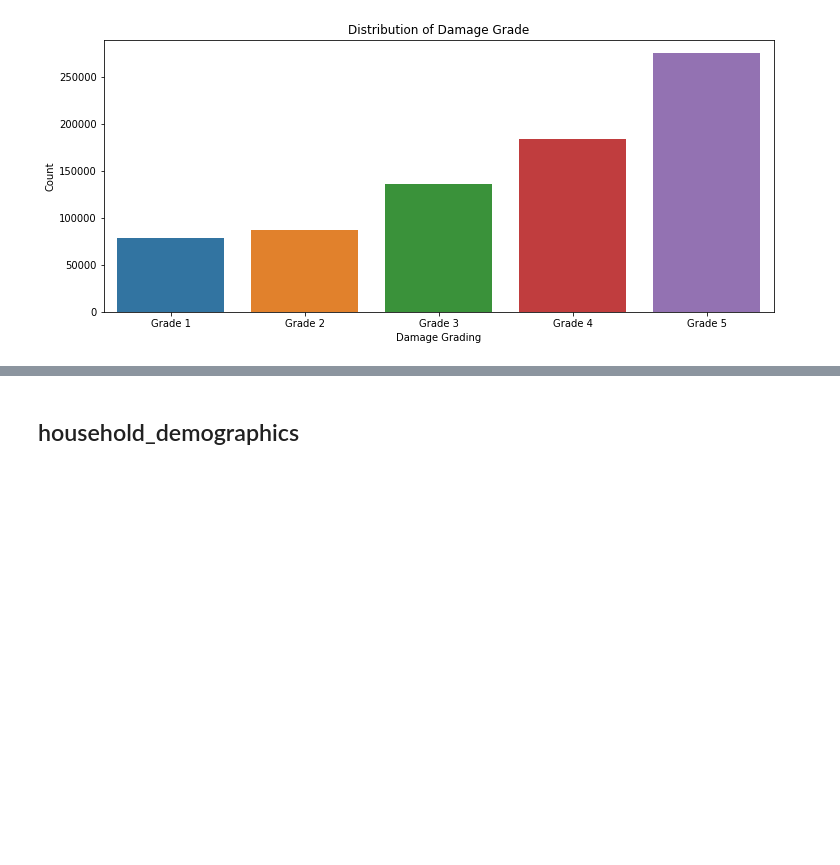
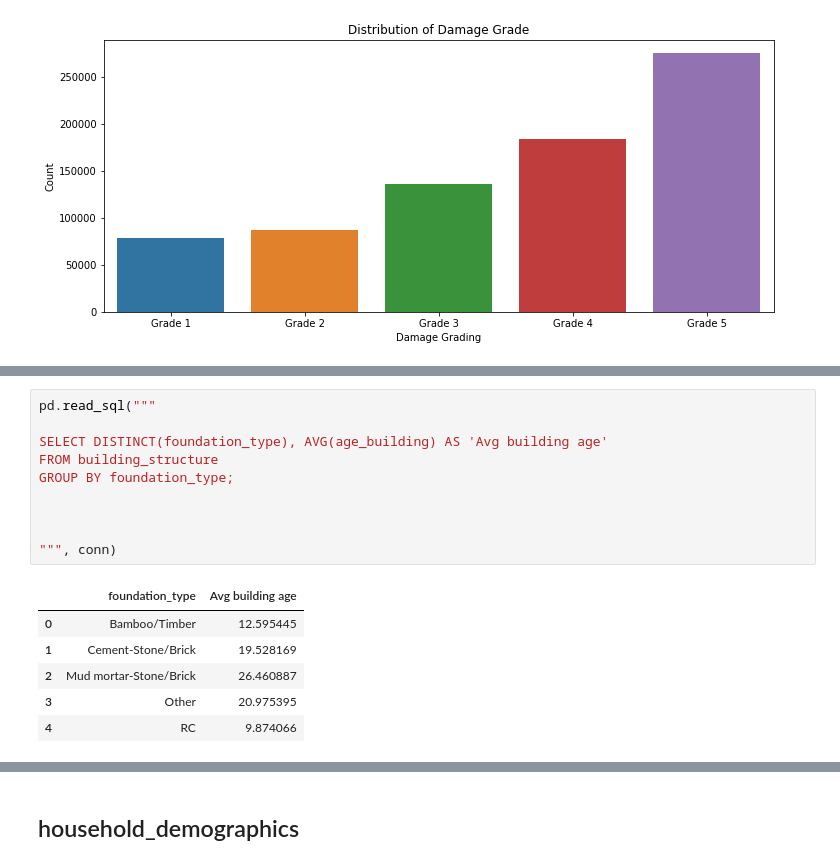
Before and after one commit to sandraabu/earthquake-damage, a Jupyter notebook: sql-earthquake.ipynb, the cells around one changed output, grey strips where cells are left out. Cells and saved outputs as stored; diff of their text form; blank space fills up the shorter version.

```diff
--- a/sql-earthquake.ipynb
+++ b/sql-earthquake.ipynb
@@ -641,0 +689,17 @@ plt.show()
+# %%
+pd.read_sql("""
+
+SELECT DISTINCT(foundation_type), AVG(age_building) AS 'Avg building age'
+FROM building_structure
+GROUP BY foundation_type;
+
+
+
+""", conn)
+# %% [output]
+|  | foundation_type | Avg building age |
+| 0 | Bamboo/Timber | 12.595445 |
+| 1 | Cement-Stone/Brick | 19.528169 |
+| 2 | Mud mortar-Stone/Brick | 26.460887 |
+| 3 | Other | 20.975395 |
+| 4 | RC | 9.874066 |
```
Also changed, not shown: parts of 5 cells of this notebook.
